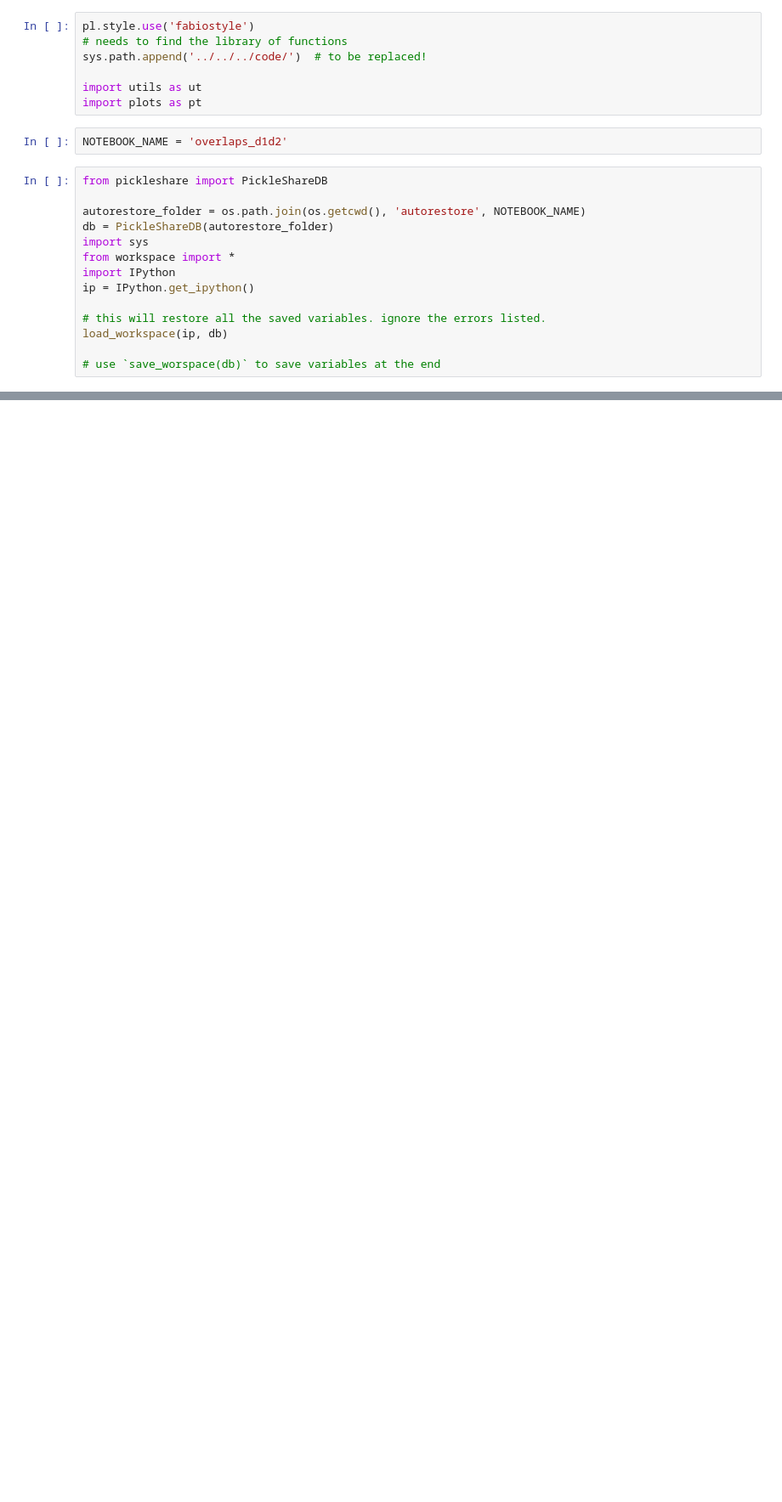
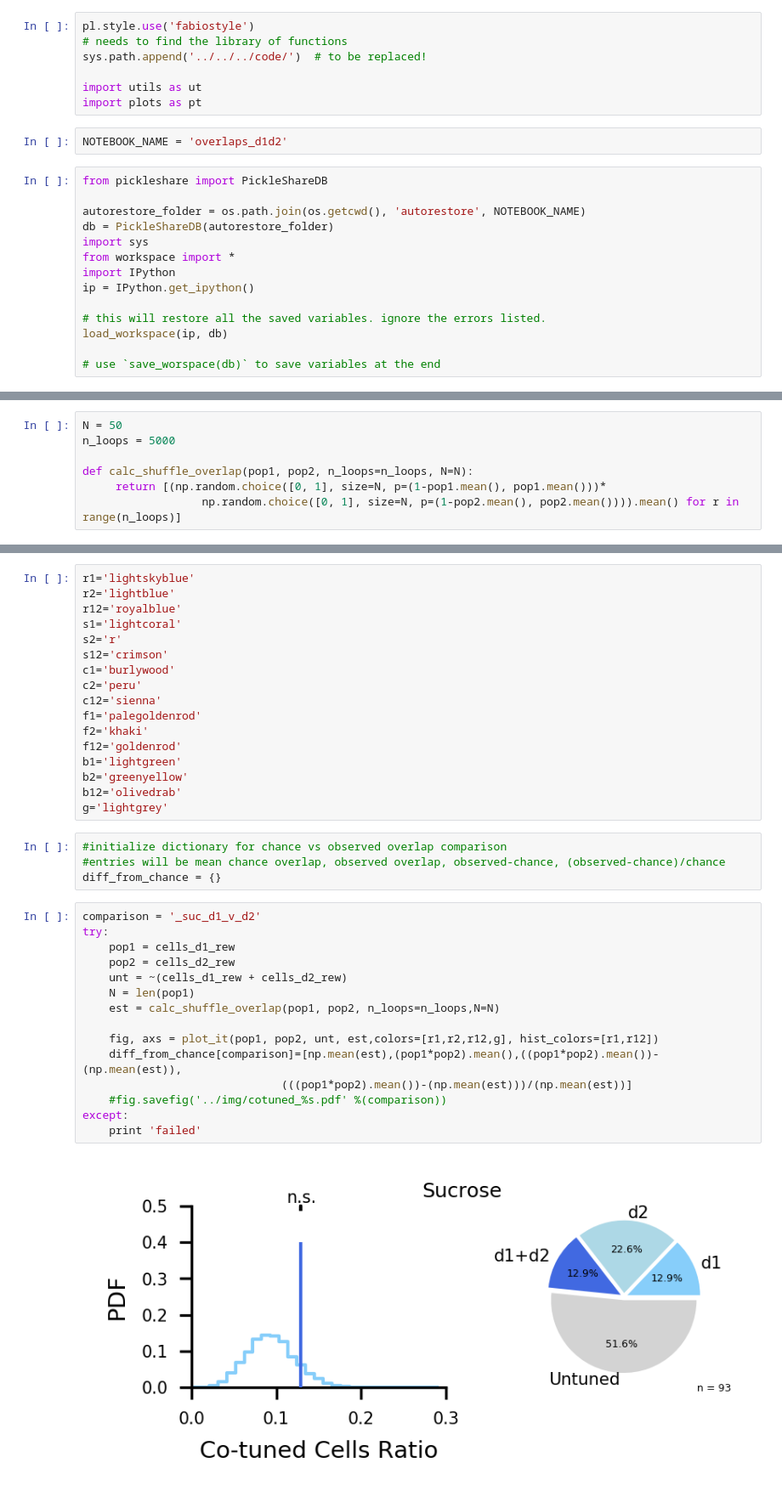
Before and after one commit to jeremybiane/2p_valence, a Jupyter notebook: results/c10m6/notebooks/overlaps_d1d2.ipynb, the cells around one changed output, grey strips where cells are left out. Shown at 85% size. Drawn from its saved outputs; the diff is of its cells as text; blank space fills up the shorter version.

```diff
--- a/results/c10m6/notebooks/overlaps_d1d2.ipynb
+++ b/results/c10m6/notebooks/overlaps_d1d2.ipynb
@@ -322,0 +89,7 @@ fig.savefig('../img/cotuned_CandRew_post.pdf')
+# %%
+N = 50
+n_loops = 5000
+
+def calc_shuffle_overlap(pop1, pop2, n_loops=n_loops, N=N):
+     return [(np.random.choice([0, 1], size=N, p=(1-pop1.mean(), pop1.mean()))*
+                  np.random.choice([0, 1], size=N, p=(1-pop2.mean(), pop2.mean()))).mean() for r in range(n_loops)]
@@ -322,0 +144,38 @@ fig.savefig('../img/cotuned_CandRew_post.pdf')
+# %%
+r1='lightskyblue'
+r2='lightblue'
+r12='royalblue'
+s1='lightcoral'
+s2='r'
+s12='crimson'
+c1='burlywood'
+c2='peru'
+c12='sienna'
+f1='palegoldenrod'
+f2='khaki'
+f12='goldenrod'
+b1='lightgreen'
+b2='greenyellow'
+b12='olivedrab'
+g='lightgrey'
+# %%
+#initialize dictionary for chance vs observed overlap comparison
+#entries will be mean chance overlap, observed overlap, observed-chance, (observed-chance)/chance
+diff_from_chance = {}
+# %%
+comparison = '_suc_d1_v_d2'
+try:
+    pop1 = cells_d1_rew
+    pop2 = cells_d2_rew
+    unt = ~(cells_d1_rew + cells_d2_rew)
+    N = len(pop1)
+    est = calc_shuffle_overlap(pop1, pop2, n_loops=n_loops,N=N)
+
+    fig, axs = plot_it(pop1, pop2, unt, est,colors=[r1,r2,r12,g], hist_colors=[r1,r12])
+    diff_from_chance[comparison]=[np.mean(est),(pop1*pop2).mean(),((pop1*pop2).mean())-(np.mean(est)),
+                              (((pop1*pop2).mean())-(np.mean(est)))/(np.mean(est))]
+    #fig.savefig('../img/cotuned_%s.pdf' %(comparison))
+except:
+    print 'failed'
+# %% [output]
+[figure, added]
```
Also changed, not shown: parts of 61 cells of this notebook.
